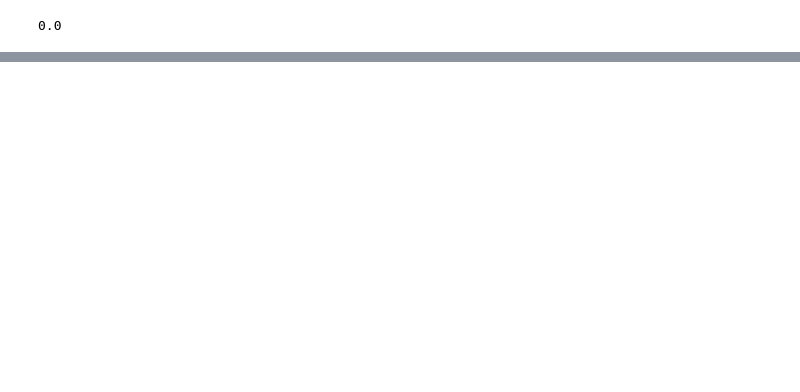
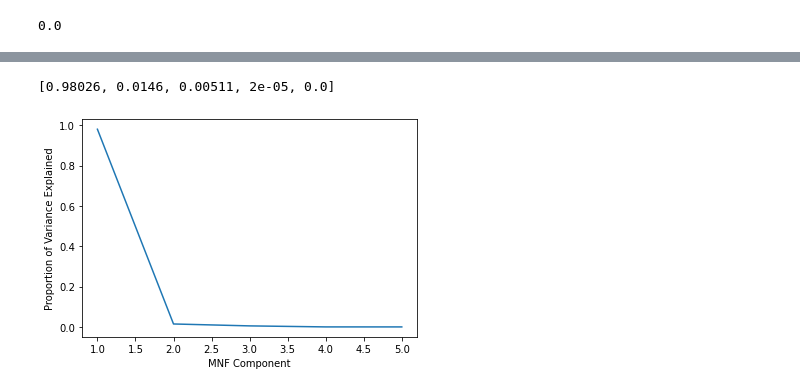
Before and after one commit to henriDierkes/SoftwareDev_Final, a Jupyter notebook: IntialTests.ipynb, the cells around one changed output, grey strips where cells are left out. Saved outputs shown, nothing was run; the diff lists cells and outputs as text; code cells hidden in the pictures; blank space fills up the shorter version.

```diff
--- a/IntialTests.ipynb
+++ b/IntialTests.ipynb
@@ -86,0 +119,2 @@ ndvi.shape
+# %%
+hsi_post_mnf = mnf_rotation(scaledImg_masked)
@@ -86,0 +129,22 @@ ndvi.shape
+# %%
+# Dimensionailty reduction using eigenvalues
+# Filter out NoData values from the MNF-transformed image
+hsi_post_mnf_filtered = ravel_and_filter(np.where(scaledImg_masked == -9999, -9999, hsi_post_mnf.T))
+
+# Obtain the covariance matrix
+cov_m = sp_utils.cov(hsi_post_mnf_filtered)
+
+# Compute the eigenvalues, sort them, reverse the sorting
+eigenvals = np.sort(np.linalg.eig(cov_m)[0])[::-1]
+eigenvals_p = np.power(eigenvals, 2) / sum(np.power(eigenvals, 2))
+list(map(lambda x: round(x, 5), eigenvals_p.tolist()))
+# %% [output]
+[0.98026, 0.0146, 0.00511, 2e-05, 0.0]
+# %%
+# plot components
+plt.plot(range(1, 6), eigenvals_p)
+plt.xlabel('MNF Component')
+plt.ylabel('Proportion of Variance Explained')
+plt.show()
+# %% [output]
+[figure, added]
```
Also changed, not shown: parts of 48 cells of this notebook.
